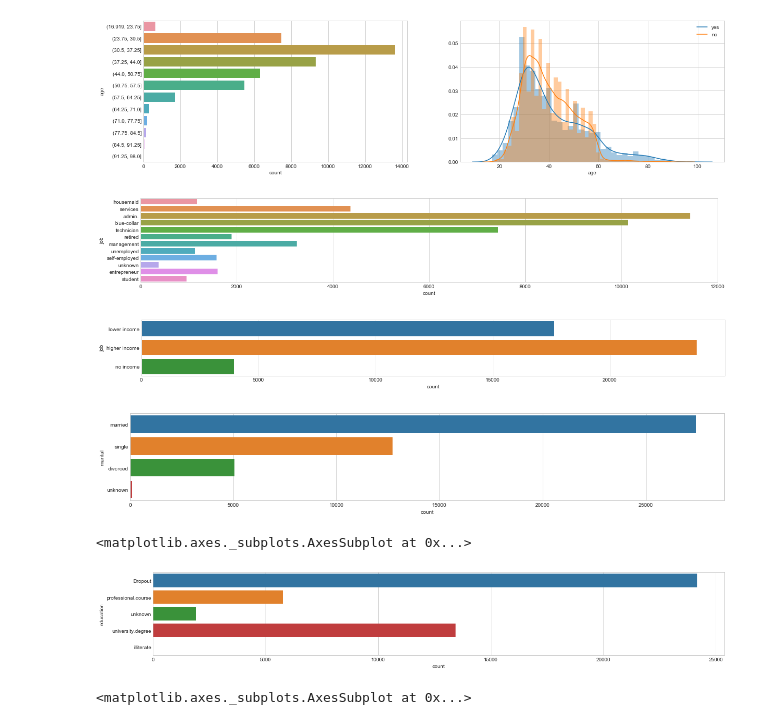
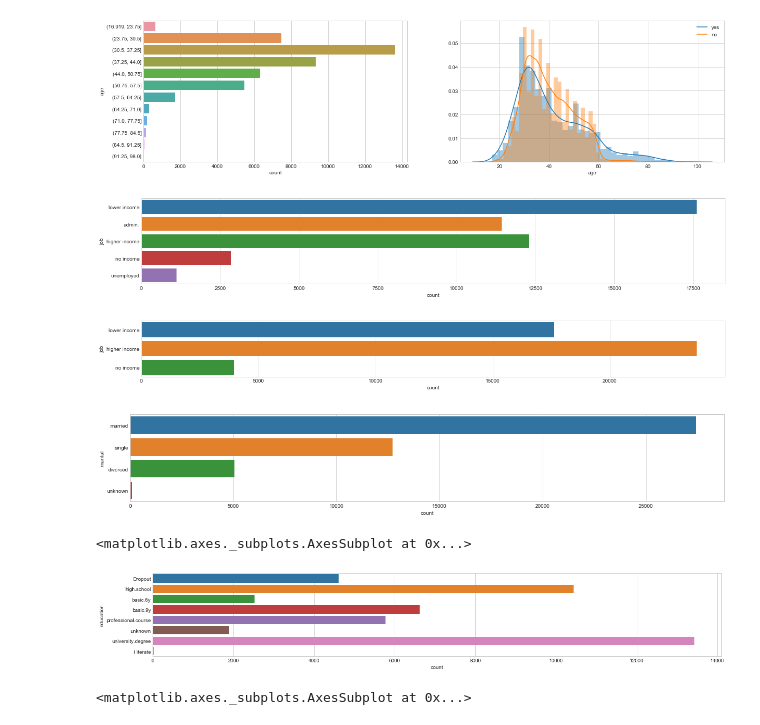
Before and after one commit to sepehrfrgh/ece143_direct_marketing, a Jupyter notebook: feature-collections.ipynb, the cells around one changed output. Cells and saved outputs as stored; diff of their text form; code cells hidden in the pictures.

Commit message:
add clean job to pre-process

```diff
--- a/feature-collections.ipynb
+++ b/feature-collections.ipynb
@@ -14,6 +14,7 @@ from sklearn.feature_selection import RFE, RFECV
 from sklearn.svm import SVR
 from sklearn.decomposition import PCA
 from sklearn.preprocessing import OneHotEncoder, LabelEncoder, label_binarize
+from pre_processing import DfBankAdditional
 
 # Machine learning
 import sklearn.ensemble as ske
@@ -49,22 +50,24 @@ headers = ['age', 'job', 'marital',
            'pdays', 'previous',
            'poutcome','emp.var.rate','cons.price.idx',
            'cons.conf.idx','euribor3m','nr.employed','y']
-training_raw = pd.read_csv('dataset/bank-additional-full.csv',
+training_raw = DfBankAdditional(pd.read_csv('dataset/bank-additional-full.csv',
                        header=None,
                        names=headers,
                        sep=';',
                        na_values=["?"],
                        engine='python',
                           skiprows=1,
-                          index_col=False)
-test_raw = pd.read_csv('dataset/bank-additional.csv',
+                          index_col=False))
+test_raw = DfBankAdditional(pd.read_csv('dataset/bank-additional.csv',
                       header=None,
                       names=headers,
                       sep=';',
                       na_values=["?"],
                       engine='python',
                       skiprows=1,
-                      index_col=False)
+                      index_col=False))
+training_raw.process_all()
+test_raw.process_all()
 # %%
 # Join Datasets
 dataset_raw = training_raw.append(test_raw)
@@ -82,10 +85,6 @@ dataset_raw.head()
 # %%
 dataset_bin = pd.DataFrame() # To contain our dataframe with our discretised continuous variables
 dataset_con = pd.DataFrame() # To contain our dataframe with our continuous variables
-
-# Let's fix the Class Feature
-dataset_raw.loc[dataset_raw['y'] == 'yes', 'y'] = 1
-dataset_raw.loc[dataset_raw['y'] == 'no', 'y'] = 0
 
 dataset_bin['y'] = dataset_raw['y']
 dataset_con['y'] = dataset_raw['y']
@@ -115,32 +114,16 @@ plt.style.use('seaborn-whitegrid')
 plt.figure(figsize=(20,3))
 sns.countplot(y="job", data=dataset_raw);
 # %% [output]
-[figure, old version]
+[figure, new version]
-# %%
-# merge some kinds
-dataset_raw.loc[dataset_raw['job'] == 'housemaid', 'job'] = 'lower income'
-dataset_raw.loc[dataset_raw['job'] == 'services', 'job'] = 'lower income'
-dataset_raw.loc[dataset_raw['job'] == 'blue-collar', 'job'] = 'lower income'
-dataset_raw.loc[dataset_raw['job'] == 'unknown', 'job'] = 'lower income'
-dataset_raw.loc[dataset_raw['job'] == 'self-employed', 'job'] = 'lower income'
-
-dataset_raw.loc[dataset_raw['job'] == 'retired', 'job'] = 'no income'
-dataset_raw.loc[dataset_raw['job'] == 'student', 'job'] = 'no income'
-dataset_raw.loc[dataset_raw['job'] == 'unemployed', 'job'] = 'no income'
-
-dataset_raw.loc[dataset_raw['job'] == 'admin.', 'job'] = 'higher income'
-dataset_raw.loc[dataset_raw['job'] == 'technician', 'job'] = 'higher income'
-dataset_raw.loc[dataset_raw['job'] == 'management', 'job'] = 'higher income'
-dataset_raw.loc[dataset_raw['job'] == 'entrepreneur', 'job'] = 'higher income'
-
-dataset_bin['job'] = dataset_raw['job']
-dataset_con['job'] = dataset_raw['job']
-
-plt.style.use('seaborn-whitegrid')
-fig = plt.figure(figsize=(20,2))
-sns.countplot(y="job", data=dataset_bin);
-# %% [output]
-[figure, removed]
+# %%
+dataset_bin['job'] = dataset_raw['job']
+dataset_con['job'] = dataset_raw['job']
+
+plt.style.use('seaborn-whitegrid')
+fig = plt.figure(figsize=(20,2))
+sns.countplot(y="job", data=dataset_bin);
+# %% [output]
+[figure, added]
 # %%
 #feature marital
 plt.style.use('seaborn-whitegrid')
@@ -153,21 +136,15 @@ dataset_bin['marital'] = dataset_raw['marital']
 dataset_con['marital'] = dataset_raw['marital']
 # %%
 #feature education
-dataset_raw.loc[dataset_raw['education'] == 'basic.4y', 'education'] = 'Dropout'
-dataset_raw.loc[dataset_raw['education'] == 'high.school' , 'education'] = 'Dropout'
-dataset_raw.loc[dataset_raw['education'] == 'basic.6y' , 'education'] = 'Dropout'
-dataset_raw.loc[dataset_raw['education'] == 'basic.9y' , 'education'] = 'Dropout'
-
-
 dataset_bin['education'] = dataset_raw['education']
 dataset_con['education'] = dataset_raw['education']
 
 plt.style.use('seaborn-whitegrid')
 plt.figure(figsize=(20,3))
 sns.countplot(y="education", data=dataset_raw)
 # %% [output]
 <matplotlib.axes._subplots.AxesSubplot at 0x...>
-[figure, old version]
+[figure, new version]
 # %%
 #feature housing
 dataset_bin['housing'] = dataset_raw['housing']
```
Also changed, not shown: parts of 5 cells of this notebook, 1 other file.
